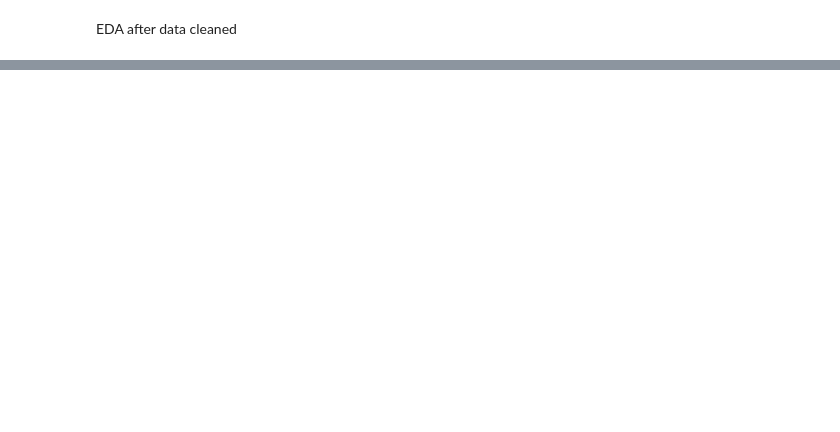
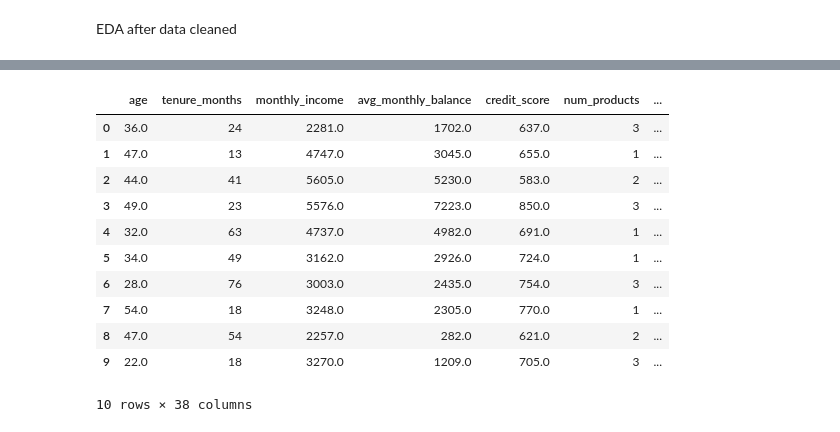
Before and after one commit to sw-sys/codebar_capstone_work, a Jupyter notebook: Capstone_Loans.ipynb, the cells around one changed output, grey strips where cells are left out. Cells and saved outputs as stored; diff of their text form; code cells hidden in the pictures; blank space fills up the shorter version.

Commit message:
One hot encode the categorical features

```diff
--- a/Capstone_Loans.ipynb
+++ b/Capstone_Loans.ipynb
@@ -503,0 +544,27 @@ plt.show()
+# %%
+# ENCODE CATEGORICAL DATA
+# convert the categories in to numbers os the computer can understand the 'values'
+# use one-hot encoding using pd.get_dummies()
+
+df_encoded = pd.get_dummies(
+    df_prepared,
+    columns=categorical_columns,
+    drop_first=True
+)
+
+df_encoded.head(10)
+
+#list(df_encoded.columns)
+# %% [output]
+|  | age | tenure_months | monthly_income | avg_monthly_balance | credit_score | num_products | ... |
+| 0 | 36.0 | 24 | 2281.0 | 1702.0 | 637.0 | 3 | ... |
+| 1 | 47.0 | 13 | 4747.0 | 3045.0 | 655.0 | 1 | ... |
+| 2 | 44.0 | 41 | 5605.0 | 5230.0 | 583.0 | 2 | ... |
+| 3 | 49.0 | 23 | 5576.0 | 7223.0 | 850.0 | 3 | ... |
+| 4 | 32.0 | 63 | 4737.0 | 4982.0 | 691.0 | 1 | ... |
+| 5 | 34.0 | 49 | 3162.0 | 2926.0 | 724.0 | 1 | ... |
+| 6 | 28.0 | 76 | 3003.0 | 2435.0 | 754.0 | 3 | ... |
+| 7 | 54.0 | 18 | 3248.0 | 2305.0 | 770.0 | 1 | ... |
+| 8 | 47.0 | 54 | 2257.0 | 282.0 | 621.0 | 2 | ... |
+| 9 | 22.0 | 18 | 3270.0 | 1209.0 | 705.0 | 3 | ... |
+10 rows × 38 columns
```
Also changed, not shown: parts of 6 cells of this notebook.
